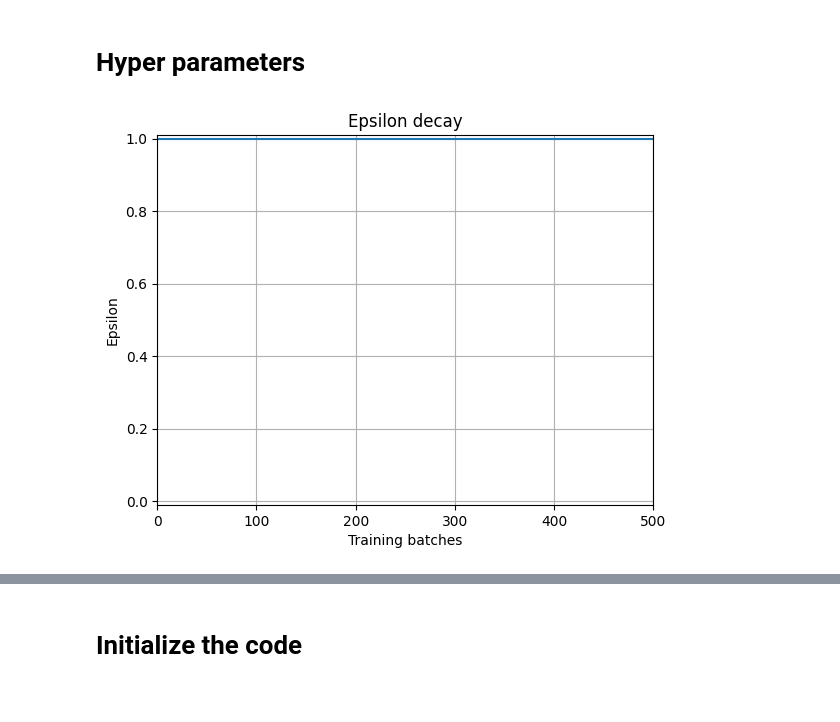
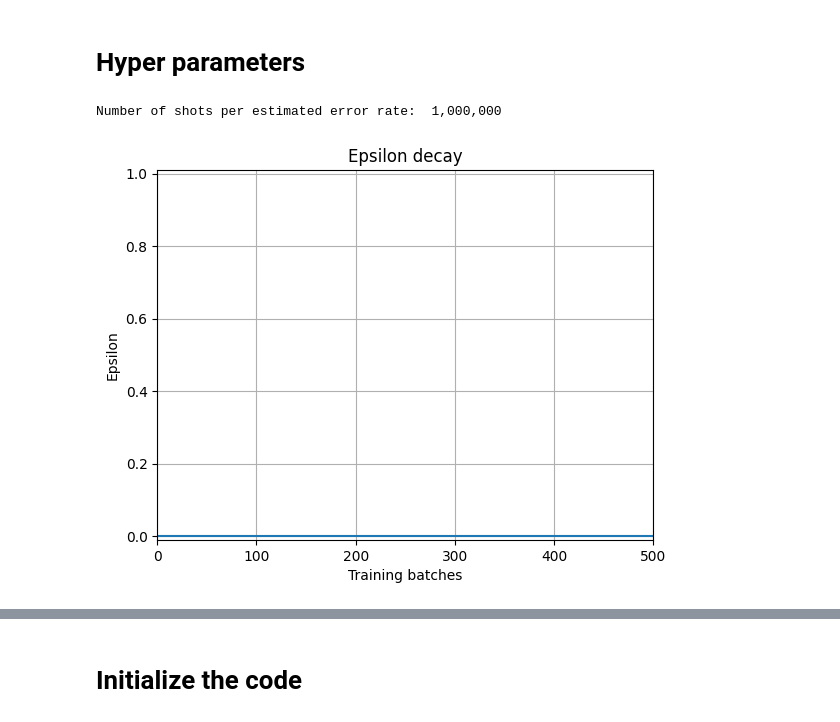
Before and after one commit to JuliusRye/QEC, a Jupyter notebook: Modules/reinforcement_learning_deformation_search.ipynb, the cells around one changed output, grey strips where cells are left out. Saved outputs shown, nothing was run; the diff lists cells and outputs as text; code cells hidden in the pictures.

```diff
--- a/Modules/reinforcement_learning_deformation_search.ipynb
+++ b/Modules/reinforcement_learning_deformation_search.ipynb
@@ -43,9 +43,13 @@ BATCH_SIZE = 32
 
 DISCOUNT_FACTOR = .8
 
-ESTIMATION_SHOTS = 500_000
+# Having the num of estimation samples be as small as possible will result in a faster training time
+# but will also use of more memory. So it is not always possible to have a sample count of 1
+NUM_ESTIMATION_SAMPLES = 100
+ESTIMATION_SAMPLE_SIZE = 10_000
+print("Number of shots per estimated error rate: ", f"{ESTIMATION_SAMPLE_SIZE * NUM_ESTIMATION_SAMPLES:,}")
 
-epsilon_scaling_option = 0 # 0: exploration, 1: decay, 2: exploitation
+epsilon_scaling_option = 2 # 0: exploration, 1: decay, 2: exploitation
 if epsilon_scaling_option == 0:
     # 100% exploration
     EPSILON_START = 1.0
@@ -55,34 +59,35 @@ if epsilon_scaling_option == 0:
 elif epsilon_scaling_option == 1:
     # 50% decaying to 0% exploitation
     EPSILON_START = 0.5
     EPSILON_END = 0.0
     EPSILON_DECAY_RATE = 0.01
     scaling_name = "decay"
 elif epsilon_scaling_option == 2:
     # 0% exploitation
     EPSILON_START = 0.0
     EPSILON_END = 0.0
     EPSILON_DECAY_RATE = 1.0
     scaling_name = "exploitation"
 else:
     raise ValueError("Invalid epsilon scaling option")
 
 # Epsilon scaling
 def inverse_scaling_decay(epsilon_start, epsilon_end, current_step, decay_rate):
     return epsilon_end + (epsilon_start - epsilon_end) / (1 + decay_rate * current_step)
 
 x_ = jnp.linspace(0, TRAINING_BATCHES, 1000)
 y_ = inverse_scaling_decay(EPSILON_START, EPSILON_END, x_, EPSILON_DECAY_RATE)
 plt.plot(x_, y_)
 plt.title("Epsilon decay")
 plt.xlabel("Training batches")
 plt.ylabel("Epsilon")
 plt.grid()
 plt.ylim(-0.01, 1.01)
 plt.xlim(0, TRAINING_BATCHES)
 plt.show()
 # %% [output]
+Number of shots per estimated error rate:  1,000,000
-[figure, old version]
+[figure, new version]
 # %%
 save_data = True
 
```
Also changed, not shown: parts of 6 cells of this notebook, 13 other files.
